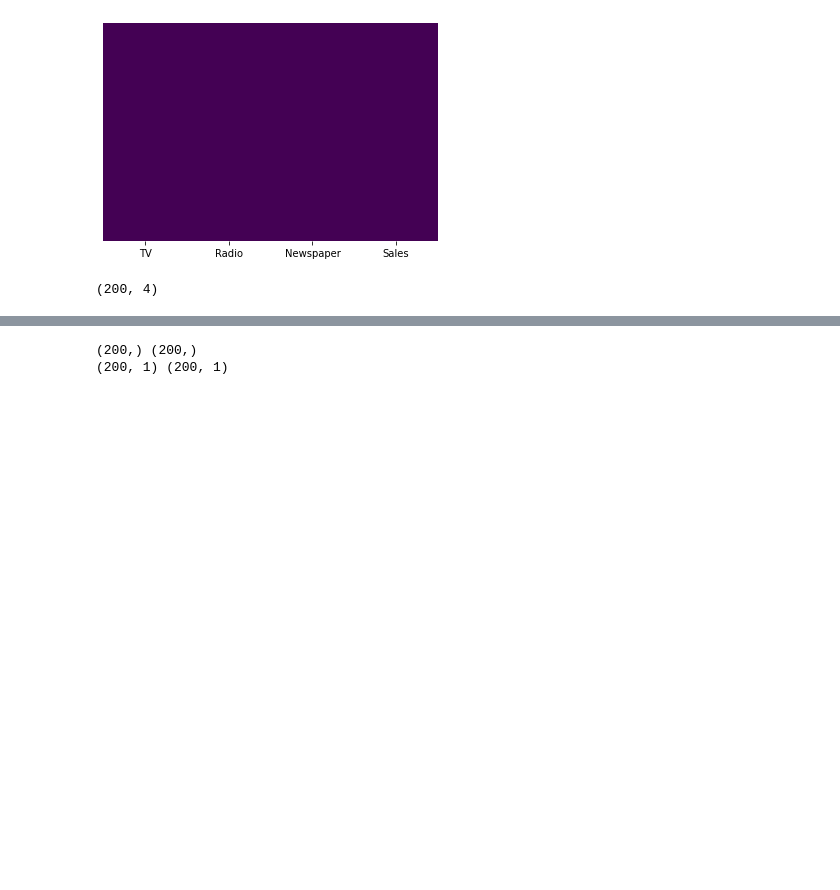
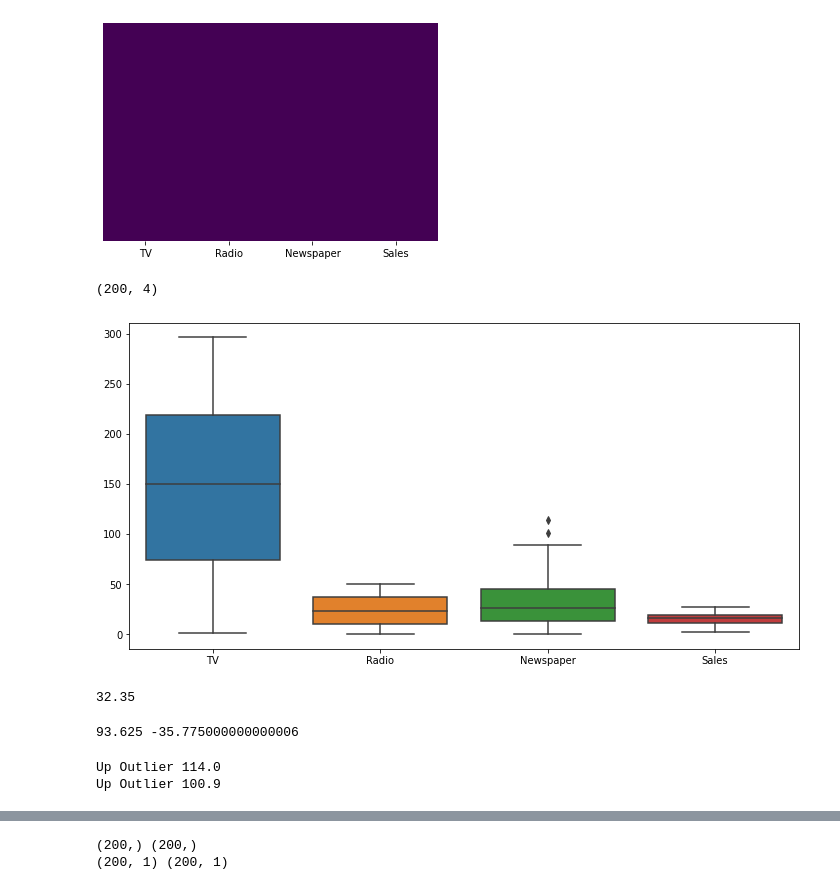
Before and after one commit to Maheshcheegiti/FML, a Jupyter notebook: Univariate_Regression_on_Company_Dataset.ipynb, the cells around one changed output, grey strips where cells are left out. Saved outputs shown, nothing was run; the diff lists cells and outputs as text; code cells hidden in the pictures; blank space fills up the shorter version.

```diff
--- a/Univariate_Regression_on_Company_Dataset.ipynb
+++ b/Univariate_Regression_on_Company_Dataset.ipynb
@@ -37,3 +37,41 @@ sns.heatmap(company.isnull(),yticklabels=False,cbar=False,cmap='viridis')
 company.shape
 # %% [output]
 (200, 4)
+# %%
+plt.figure(figsize=(12, 6))
+sns.boxplot(data=company)
+plt.show()
+# %% [output]
+[figure, added]
+# %%
+# removing outliers
+q1 = company["Newspaper"].quantile(0.25)
+q3 = company["Newspaper"].quantile(0.75)
+iqr=q3-q1
+print(iqr)
+# %% [output]
+32.35
+# %%
+up=q3+1.5*iqr
+down=q1-1.5*iqr
+
+print(up,down)
+# %% [output]
+93.625 -35.775000000000006
+# %%
+#1st method
+outlier=[]
+profit=company["Newspaper"]
+
+for i in profit:
+    if i>up:
+        outlier.append(i)
+        print("Up Outlier",i)
+
+for i in profit:
+    if i<down:
+        outlier.append(i)
+        print("Down Outlier",i)
+# %% [output]
+Up Outlier 114.0
+Up Outlier 100.9
```
Also changed, not shown: parts of 7 cells of this notebook.
